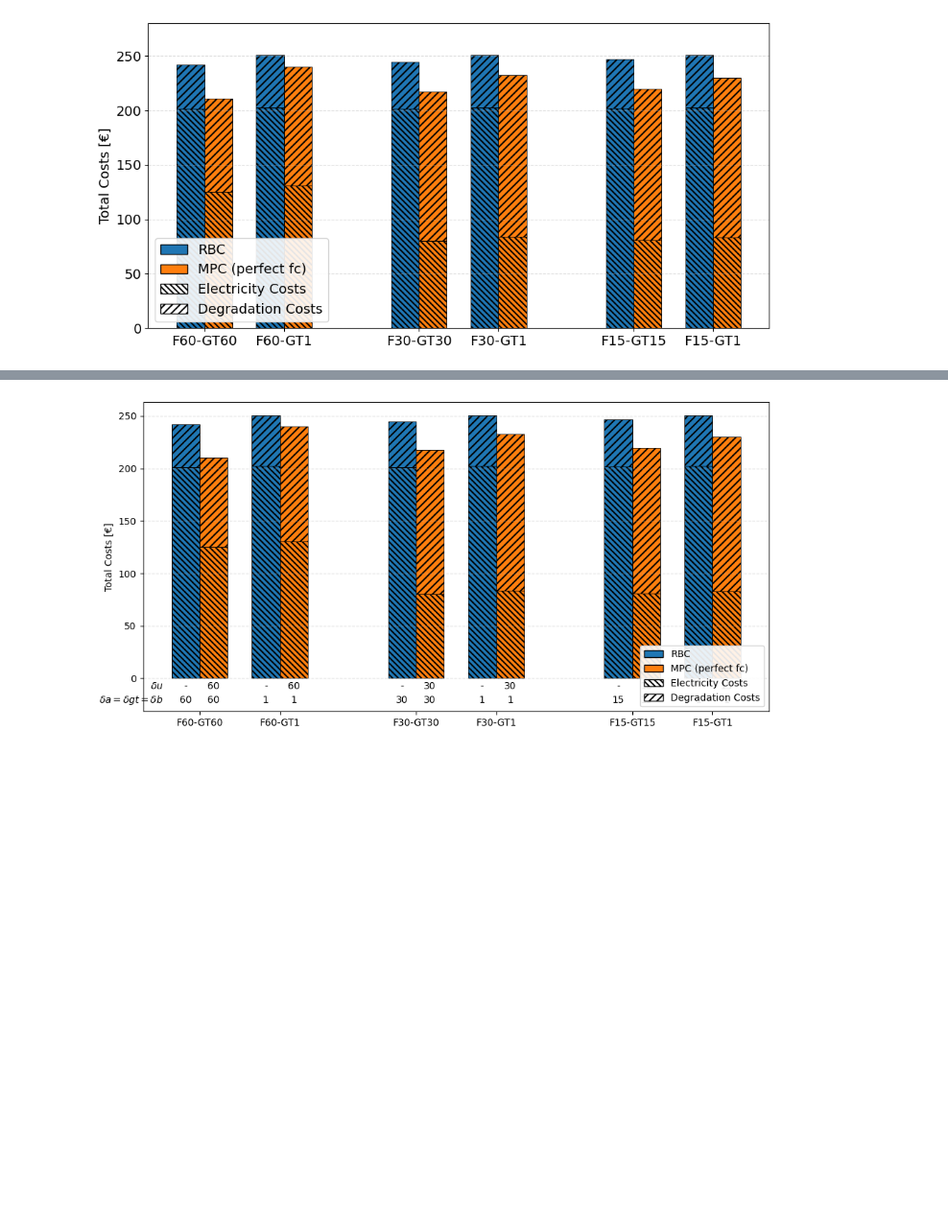
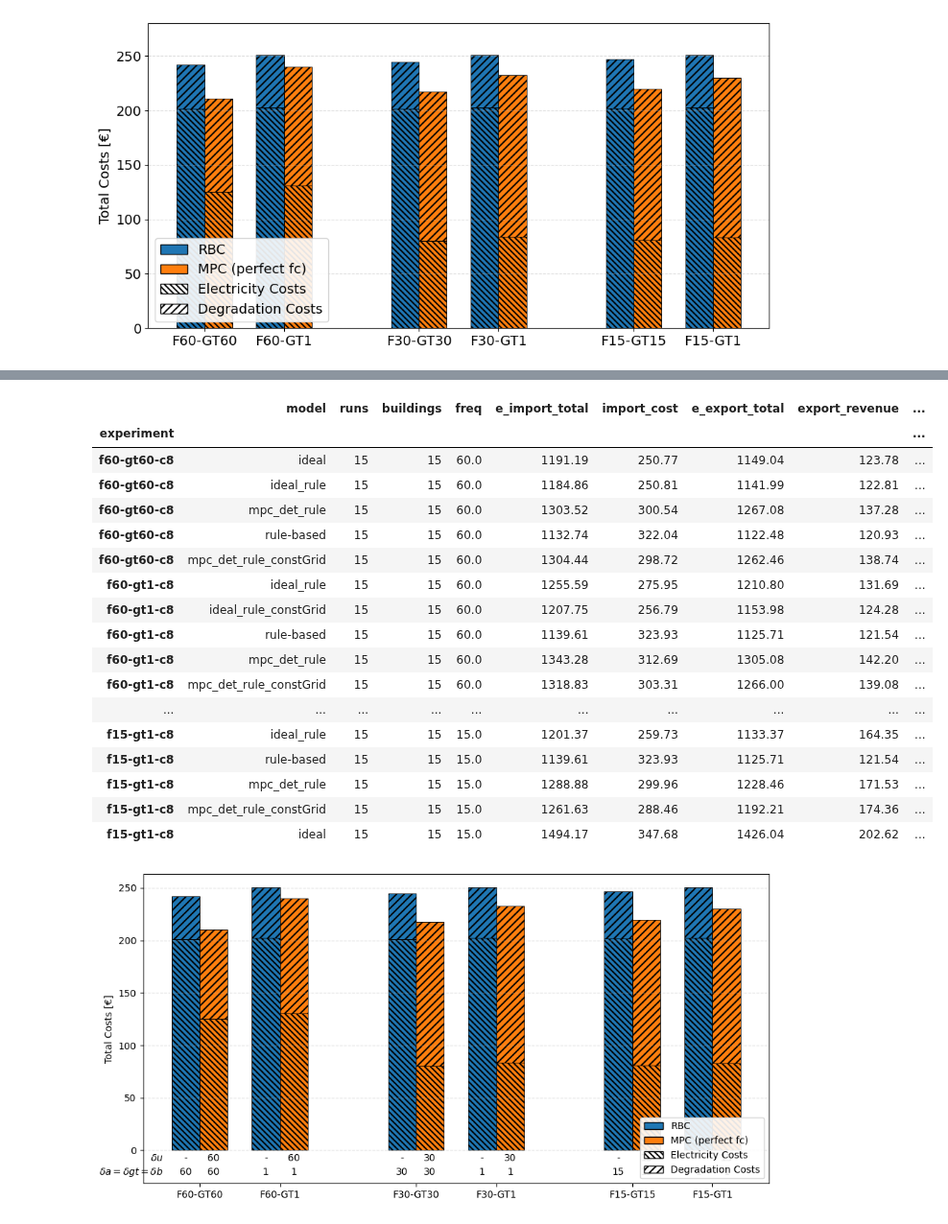
Before and after one commit to JaMoPinter/MPC-vs-RBC, a Jupyter notebook: 03_optimization/evaluation/evaluation.ipynb, the cells around one changed output, grey strips where cells are left out. Shown at 96% size. Saved outputs shown, nothing was run; the diff lists cells and outputs as text; code cells hidden in the pictures; blank space fills up the shorter version.

```diff
--- a/03_optimization/evaluation/evaluation.ipynb
+++ b/03_optimization/evaluation/evaluation.ipynb
@@ -1294,18 +1805,38 @@ plt.show()
 # %%
 # create a dataframe that contains the mean values of all 6 experiments
 #
 #
 summary_df = pd.concat([
     mref60_gt60_c8.leaderboard_mean().assign(experiment='f60-gt60-c8'),
     mref60_gt1_c8.leaderboard_mean().assign(experiment='f60-gt1-c8'),
     mref30_gt30_c8.leaderboard_mean().assign(experiment='f30-gt30-c8'),
     mref30_gt1_c8.leaderboard_mean().assign(experiment='f30-gt1-c8'),
     mref15_gt15_c8.leaderboard_mean().assign(experiment='f15-gt15-c8'),
     mref15_gt1_c8.leaderboard_mean().assign(experiment='f15-gt1-c8'),
 ], axis=0)
 summary_df = summary_df.set_index('experiment')
+summary_df
 
-summary_df.to_csv("summary_costs_c8.csv")
+#summary_df.to_csv("summary_costs_c8.csv")
+# %% [output]
+|  | model | runs | buildings | freq | e_import_total | import_cost | e_export_total | export_revenue | ... |
+| experiment |  |  |  |  |  |  |  |  | ... |
+| f60-gt60-c8 | ideal | 15 | 15 | 60.0 | 1191.19 | 250.77 | 1149.04 | 123.78 | ... |
+| f60-gt60-c8 | ideal_rule | 15 | 15 | 60.0 | 1184.86 | 250.81 | 1141.99 | 122.81 | ... |
+| f60-gt60-c8 | mpc_det_rule | 15 | 15 | 60.0 | 1303.52 | 300.54 | 1267.08 | 137.28 | ... |
+| f60-gt60-c8 | rule-based | 15 | 15 | 60.0 | 1132.74 | 322.04 | 1122.48 | 120.93 | ... |
+| f60-gt60-c8 | mpc_det_rule_constGrid | 15 | 15 | 60.0 | 1304.44 | 298.72 | 1262.46 | 138.74 | ... |
+| f60-gt1-c8 | ideal_rule | 15 | 15 | 60.0 | 1255.59 | 275.95 | 1210.80 | 131.69 | ... |
+| f60-gt1-c8 | ideal_rule_constGrid | 15 | 15 | 60.0 | 1207.75 | 256.79 | 1153.98 | 124.28 | ... |
+| f60-gt1-c8 | rule-based | 15 | 15 | 60.0 | 1139.61 | 323.93 | 1125.71 | 121.54 | ... |
+| f60-gt1-c8 | mpc_det_rule | 15 | 15 | 60.0 | 1343.28 | 312.69 | 1305.08 | 142.20 | ... |
+| f60-gt1-c8 | mpc_det_rule_constGrid | 15 | 15 | 60.0 | 1318.83 | 303.31 | 1266.00 | 139.08 | ... |
+| ... | ... | ... | ... | ... | ... | ... | ... | ... | ... |
+| f15-gt1-c8 | ideal_rule | 15 | 15 | 15.0 | 1201.37 | 259.73 | 1133.37 | 164.35 | ... |
+| f15-gt1-c8 | rule-based | 15 | 15 | 15.0 | 1139.61 | 323.93 | 1125.71 | 121.54 | ... |
+| f15-gt1-c8 | mpc_det_rule | 15 | 15 | 15.0 | 1288.88 | 299.96 | 1228.46 | 171.53 | ... |
+| f15-gt1-c8 | mpc_det_rule_constGrid | 15 | 15 | 15.0 | 1261.63 | 288.46 | 1192.21 | 174.36 | ... |
+| f15-gt1-c8 | ideal | 15 | 15 | 15.0 | 1494.17 | 347.68 | 1426.04 | 202.62 | ... |
 # %%
 import re
 import numpy as np
```
Also changed, not shown: parts of 25 cells of this notebook.
